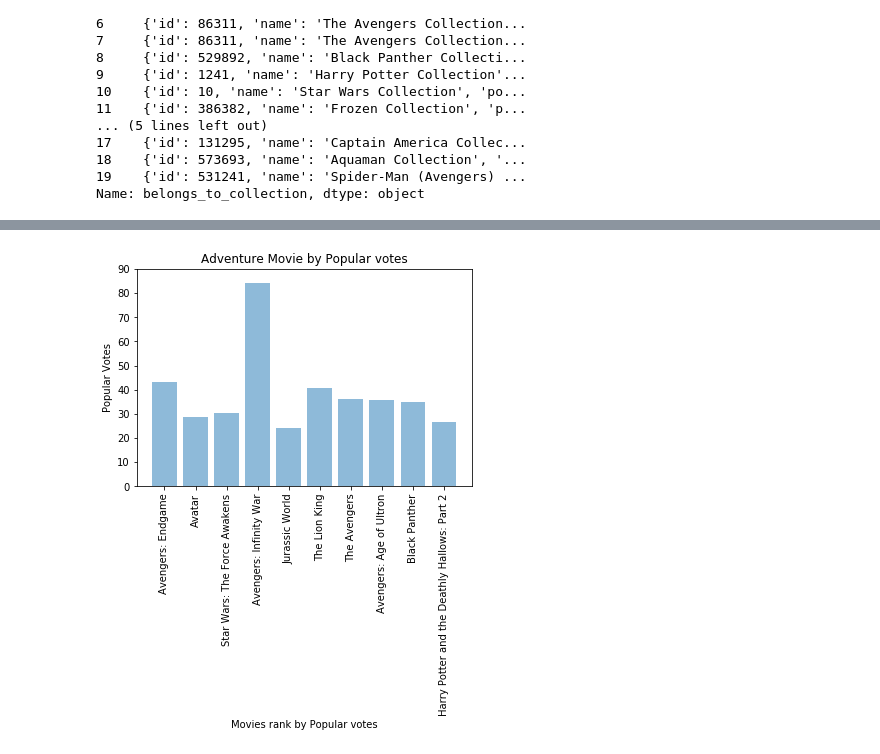
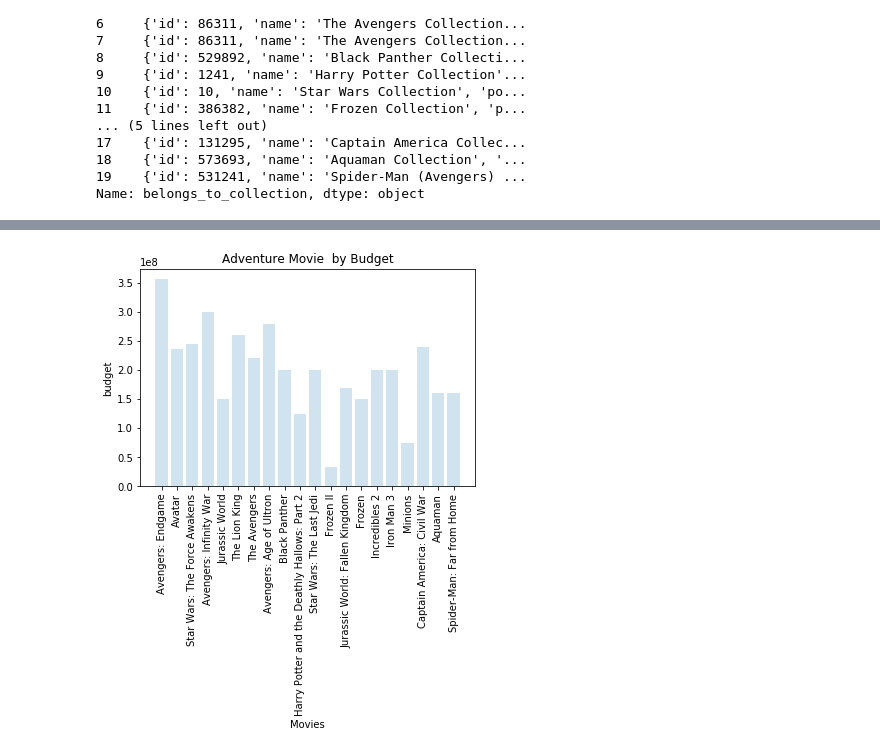
Before and after one commit to J-Joseph524/MEDIA-PROJECT-JJ-EO, a Jupyter notebook: Project.ipynb, the cells around one changed output, grey strips where cells are left out. Cells and saved outputs as stored; diff of their text form; code cells hidden in the pictures.

```diff
--- a/Project.ipynb
+++ b/Project.ipynb
@@ -394,6 +733,6 @@ Name: belongs_to_collection, dtype: object
 # %%
-pretty= dfbu[['title','budget']]
-pretty
+adv_budget= dfbu[['title','budget']].head(20)
+adv_budget
 # %% [output]
 |  | title | budget |
 | 0 | Avengers: Endgame | 356000000 |
@@ -454,15 +794,15 @@ Name: title, dtype: object
 # %%
-objects = df_rev['title']
+objects = adv_budget['title']
 # y_pos = np.arange(len(objects))
-popularity= df_rev['popularity']
+budget= adv_budget['budget']
 
-plt.bar(objects, popularity, align='center', alpha=0.5)
+plt.bar(objects, budget, align='center', alpha=0.2)
 plt.xticks(objects,rotation=90, rotation_mode="default")
-plt.yticks(np.arange(0, 91, step=10))
-plt.ylabel('Popular Votes')
-plt.xlabel('Movies rank by Popular votes')
-plt.title('Adventure Movie by Popular votes')
+#plt.yticks(np.arange(0, 356000000)) #step=10000
+plt.ylabel('budget')
+plt.xlabel('Movies')
+plt.title('Adventure Movie  by Budget')
 
 plt.show()
 # %% [output]
-[figure, old version]
+[figure, new version]
```
Also changed, not shown: parts of 64 cells of this notebook.
